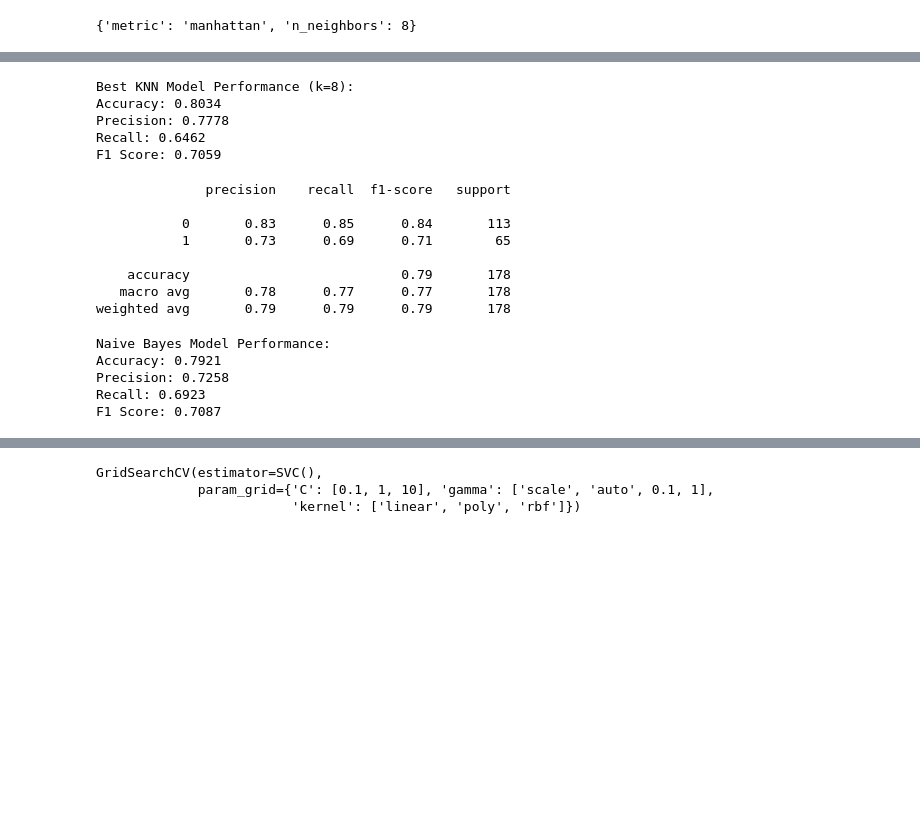
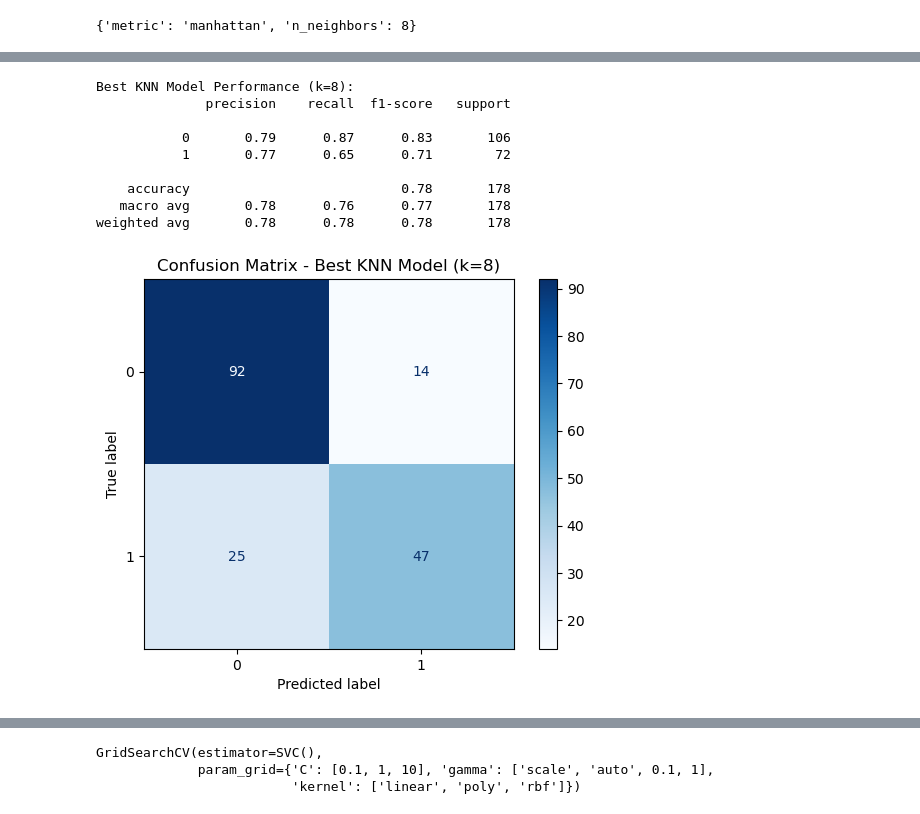
Before and after one commit to El3omda1st/Machine_Learning_Project_22011606, a Jupyter notebook: ML2.ipynb, the cells around one changed output, grey strips where cells are left out. Saved outputs shown, nothing was run; the diff lists cells and outputs as text; code cells hidden in the pictures; blank space fills up the shorter version.

```diff
--- a/ML2.ipynb
+++ b/ML2.ipynb
@@ -301,24 +342,27 @@ best_score
 # %%
 # Use the best estimator from GridSearchCV
 best_knn = grid_search.best_estimator_
 
 # Predict on the test set
 y_pred_best = best_knn.predict(X_test)
 
-# Evaluate performance on the test set
-accuracy = accuracy_score(y_test, y_pred_best)
-precision = precision_score(y_test, y_pred_best)
-recall = recall_score(y_test, y_pred_best)
-f1 = f1_score(y_test, y_pred_best)
+print(f"Best KNN Model Performance (k={best_params['n_neighbors']}):")
+print(classification_report(y_test, y_pred_best))
 
-print(f"Best KNN Model Performance (k={best_params['n_neighbors']}):")
-print(f"Accuracy: {accuracy:.4f}")
-print(f"Precision: {precision:.4f}")
-print(f"Recall: {recall:.4f}")
-print(f"F1 Score: {f1:.4f}")
+# Confusion matrix
+conf_matrix = confusion_matrix(y_test, y_pred_best)
+disp = ConfusionMatrixDisplay(confusion_matrix=conf_matrix, display_labels=best_knn.classes_)
+disp.plot(cmap='Blues')
+plt.title(f"Confusion Matrix - Best KNN Model (k={best_params['n_neighbors']})")
+plt.show()
 # %% [output]
 Best KNN Model Performance (k=8):
-Accuracy: 0.8034
-Precision: 0.7778
-Recall: 0.6462
-F1 Score: 0.7059
+              precision    recall  f1-score   support
+
+           0       0.79      0.87      0.83       106
+           1       0.77      0.65      0.71        72
+
+    accuracy                           0.78       178
+   macro avg       0.78      0.76      0.77       178
+weighted avg       0.78      0.78      0.78       178
+[figure, added]
@@ -329,12 +368,0 @@ y_pred = naive_bayes.predict(X_test)
-# %%
-report = classification_report(y_test, y_pred)
-print(report)
-# %% [output]
-              precision    recall  f1-score   support
-
-           0       0.83      0.85      0.84       113
-           1       0.73      0.69      0.71        65
-
-    accuracy                           0.79       178
-   macro avg       0.78      0.77      0.77       178
-weighted avg       0.79      0.79      0.79       178
@@ -346,12 +368,0 @@ f1 = f1_score(y_test, y_pred)
-# %%
-print(f"Naive Bayes Model Performance:")
-print(f"Accuracy: {accuracy:.4f}")
-print(f"Precision: {precision:.4f}")
-print(f"Recall: {recall:.4f}")
-print(f"F1 Score: {f1:.4f}")
-# %% [output]
-Naive Bayes Model Performance:
-Accuracy: 0.7921
-Precision: 0.7258
-Recall: 0.6923
-F1 Score: 0.7087
```
Also changed, not shown: parts of 38 cells of this notebook.
